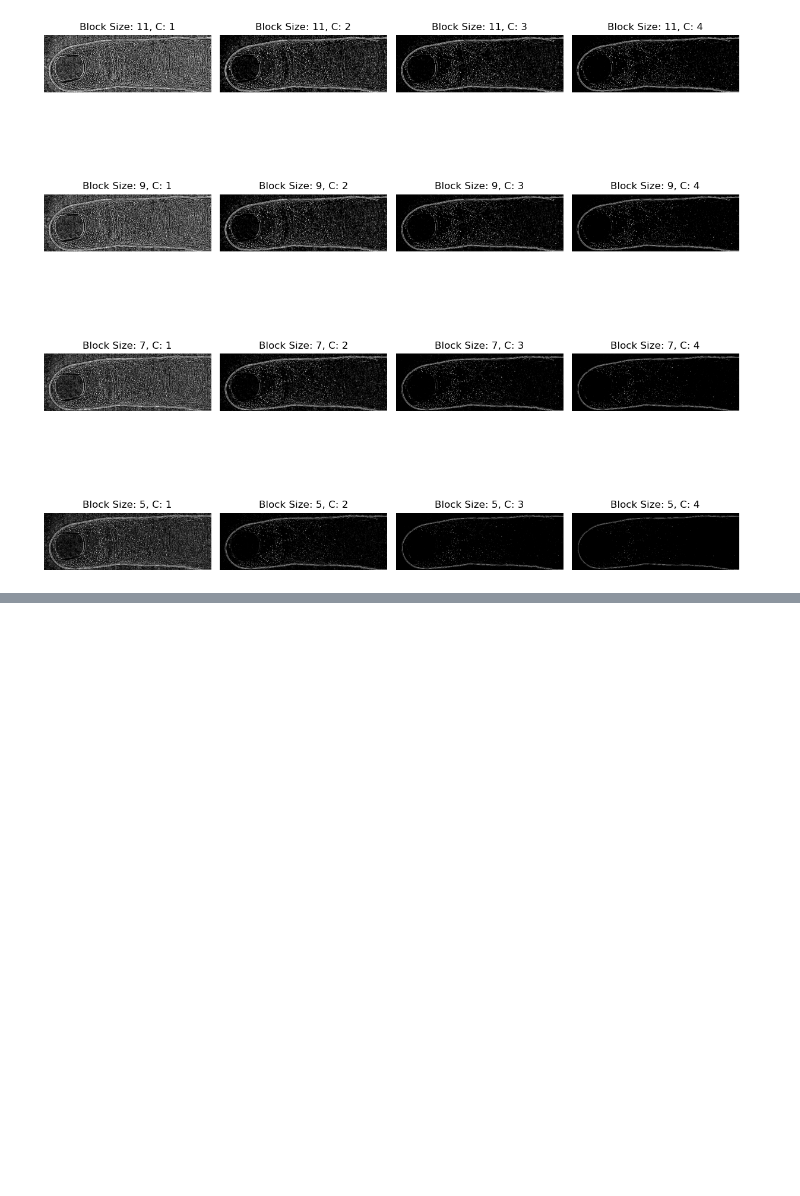
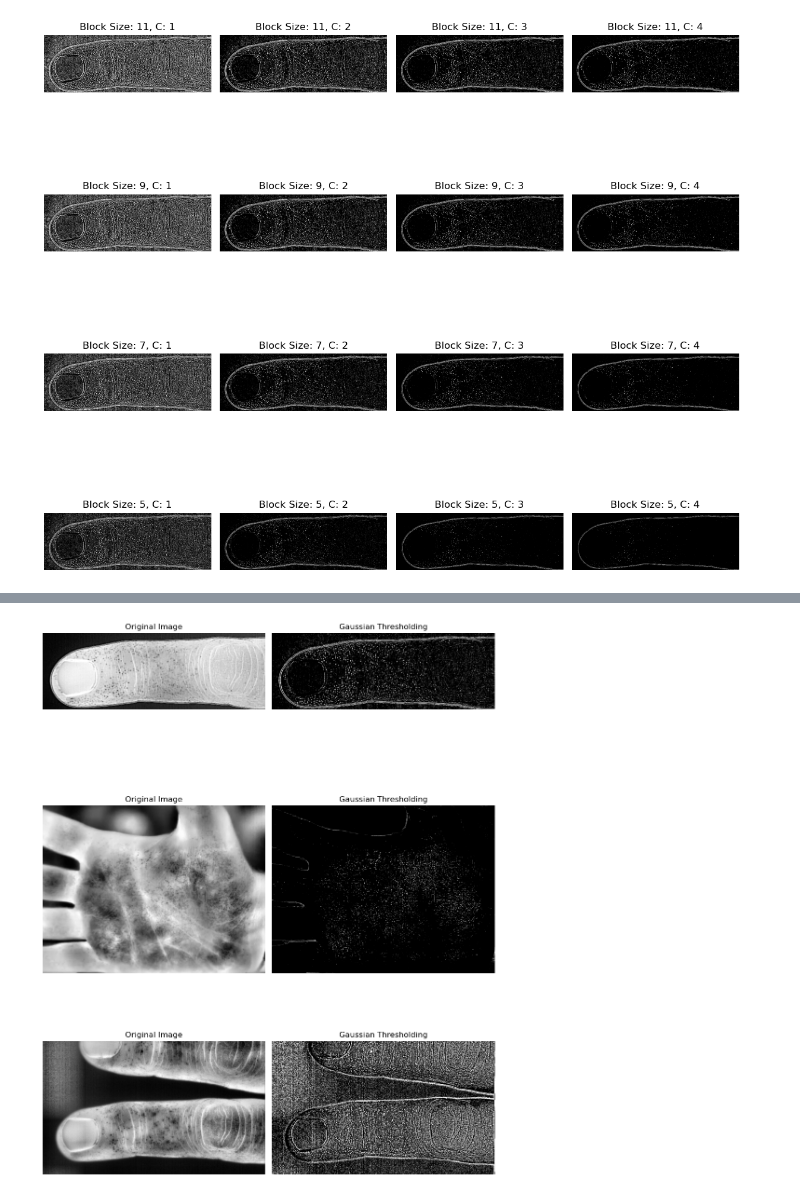
Before and after one commit to UArizonaCB2/sweat-pore-activation, a Jupyter notebook: SweatPoresDetection.ipynb, the cells around one changed output, grey strips where cells are left out. Saved outputs shown, nothing was run; the diff lists cells and outputs as text; code cells hidden in the pictures; blank space fills up the shorter version.

Commit message:
pipeline 1: Image details amplification System

```diff
--- a/SweatPoresDetection.ipynb
+++ b/SweatPoresDetection.ipynb
@@ -173,0 +193,44 @@ plt.show()
+# %%
+# Function: display_images
+#           This function will show the processed image with the Gaussian thresholding method
+# Param: image_path(s)
+#        image_path is a list of image paths
+
+def display_gaussian_thresholded_images(image_paths):
+    # Create a figure with subplots
+    # Note: plt.subplots() returns a tuple containing the figure object (fig)
+    #                      and an array of subplot axes objects (axs)
+
+    #       2 represents the number of columns
+    fig, axs = plt.subplots(len(image_paths), 2, figsize=(10, 5*len(image_paths)))
+
+    # Iterate over the image paths
+    for i, image_path in enumerate(image_paths):
+
+        # Apply Gaussian thresholding to the image
+        gaussian_thresh_image = gaussian_thresholding(image_path)
+
+        # Display the original and processed images
+        # first row is going to show the original images
+        axs[i, 0].imshow(cv2.imread(image_path, cv2.IMREAD_GRAYSCALE), cmap='gray')
+        axs[i, 0].set_title('Original Image')
+        axs[i, 0].axis('off')
+
+        # the second row is going to show the modified images
+        axs[i, 1].imshow(~gaussian_thresh_image, cmap='gray')
+        axs[i, 1].set_title('Gaussian Thresholding')
+        axs[i, 1].axis('off')
+
+    # Adjust the spacing between subplots
+    plt.tight_layout()
+
+    # Display the plot
+    plt.show()
+# %%
+image_paths =  [ '/Users/rickysu/Desktop/internships/finger1.png',
+                '/Users/rickysu/Desktop/internships/palm.png',
+                '/Users/rickysu/Desktop/internships/fingers.png' ]
+
+display_gaussian_thresholded_images(image_paths)
+# %% [output]
+[figure, added]
```
Also changed, not shown: parts of 3 cells of this notebook.
